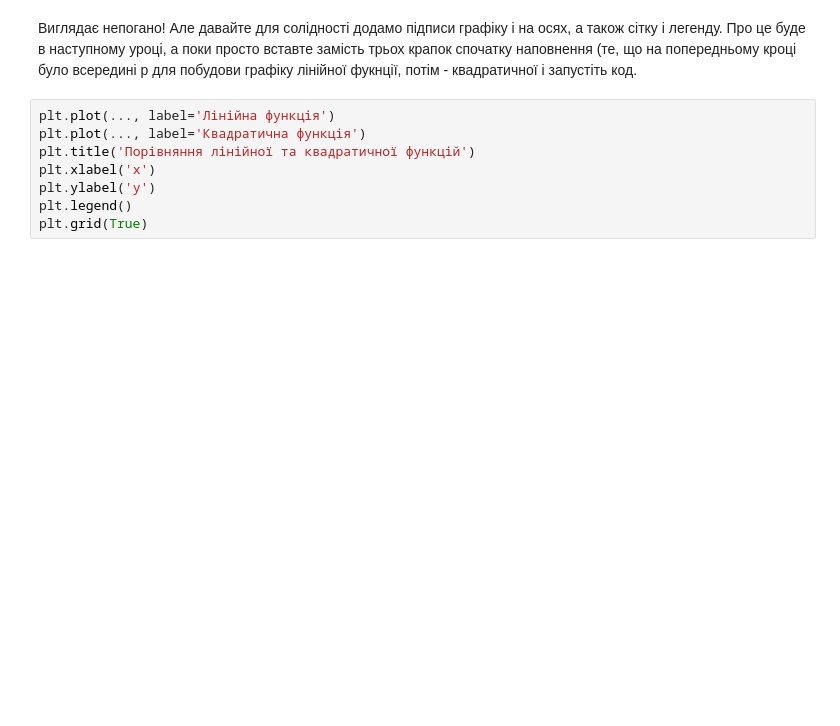
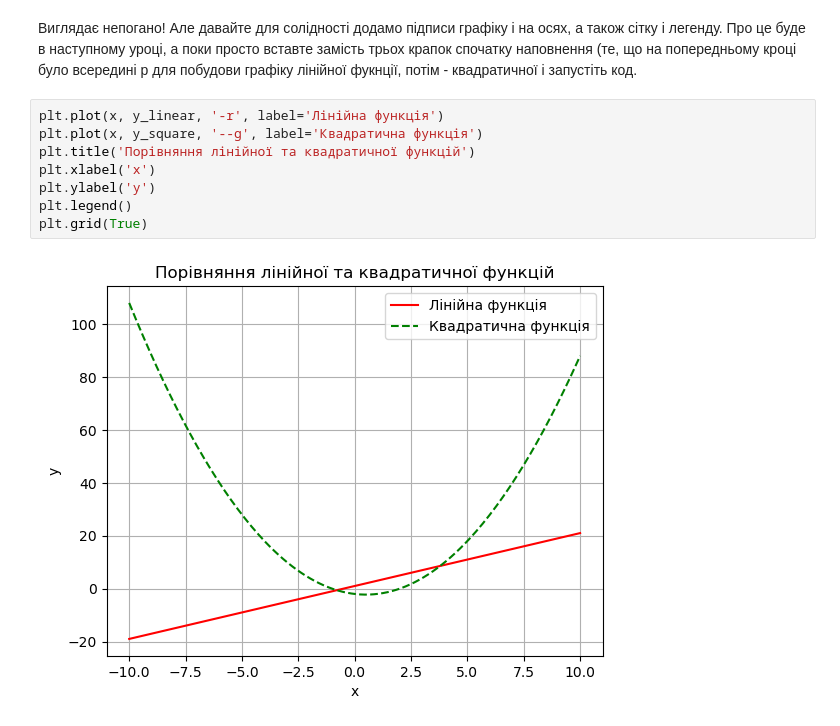
Before and after one commit to olgasamus/python_courses, a Jupyter notebook: Module_4/hw_4_1_Базові_візуалізації.ipynb, the cells around one changed output. Drawn from its saved outputs; the diff is of its cells as text; blank space fills up the shorter version.

```diff
--- a/Module_4/hw_4_1_Базові_візуалізації.ipynb
+++ b/Module_4/hw_4_1_Базові_візуалізації.ipynb
@@ -28,10 +53,12 @@
 # %% [markdown]
 Виглядає непогано! Але давайте для солідності додамо підписи графіку і на осях, а також сітку і легенду. Про це буде в наступному уроці, а поки просто вставте замість трьох крапок спочатку наповнення (те, що на попередньому кроці було всередині p для побудови графіку лінійної фукнції, потім - квадратичної і запустіть код.
 # %%
-plt.plot(..., label='Лінійна функція')
-plt.plot(..., label='Квадратична функція')
+plt.plot(x, y_linear, '-r', label='Лінійна функція')
+plt.plot(x, y_square, '--g', label='Квадратична функція')
 plt.title('Порівняння лінійної та квадратичної функцій')
 plt.xlabel('x')
 plt.ylabel('y')
 plt.legend()
 plt.grid(True)
+# %% [output]
+[figure, added]
```
Also changed, not shown: parts of 8 cells of this notebook.
